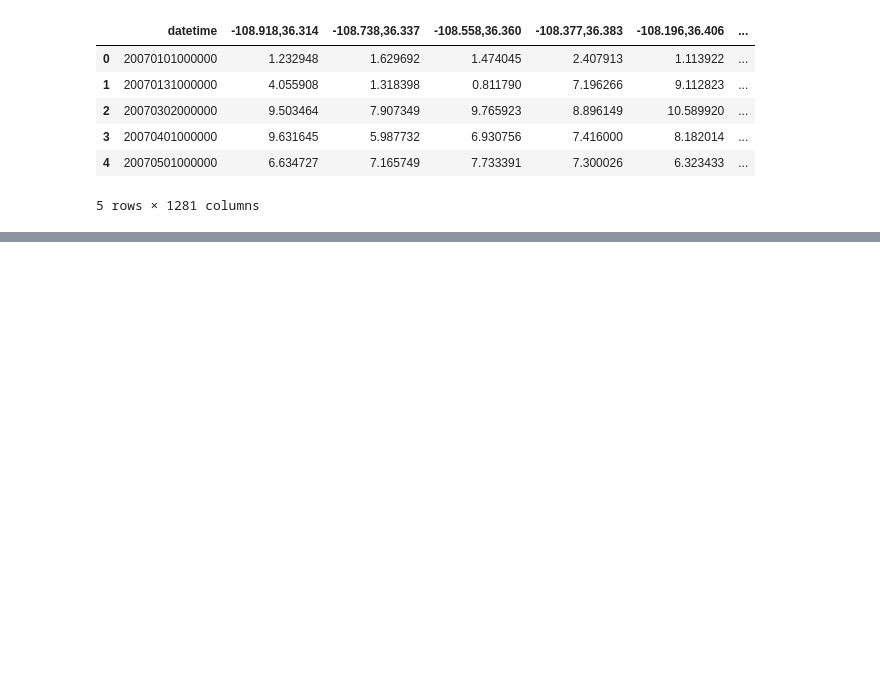
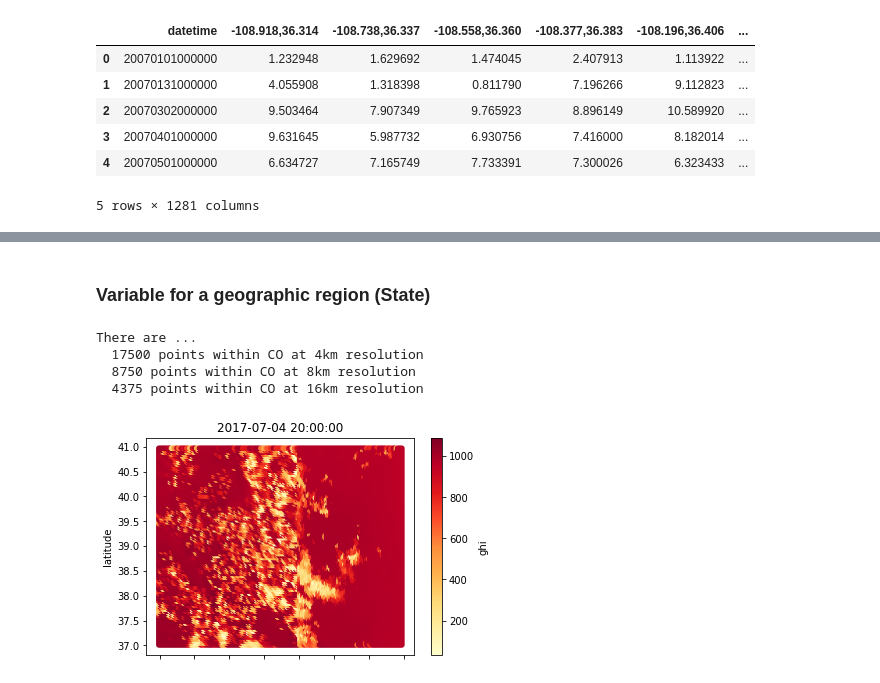
Before and after one commit to NREL/hsds-examples, a Jupyter notebook: notebooks/04_data_export.ipynb, the cells around one changed output, grey strips where cells are left out. Cells and saved outputs as stored; diff of their text form; code cells hidden in the pictures; blank space fills up the shorter version.

Commit message:
WTK-NSRDB comparison takeaways updated for new location functions updated data export updated

```diff
--- a/notebooks/04_data_export.ipynb
+++ b/notebooks/04_data_export.ipynb
@@ -165,0 +175,3 @@ df.to_csv("colorado.csv")
+# %%
+nsrdb = h5pyd.File("/nrel/nsrdb/nsrdb_2017.h5", 'r')
+list(nsrdb)
@@ -165,0 +231,34 @@ df.to_csv("colorado.csv")
+# %% [markdown]
+### Variable for a geographic region (State)
+# %%
+def metaForState(nsrdb, state):
+    meta = pd.DataFrame(nsrdb['meta'][...])
+    state = meta.loc[meta['state'] == str.encode(state)] # Note .h5 saves strings as bit-strings
+    return state
+
+# Extract all of Colorado
+CO_sites = metaForState(nsrdb, 'Colorado')
+# %%
+print( "There are ...")
+print( "  {} points within CO at 4km resolution".format(len(CO_sites)))
+print( "  {} points within CO at 8km resolution".format(len(CO_sites[::2])))
+print( "  {} points within CO at 16km resolution".format(len(CO_sites[::4])))
+# %% [output]
+There are ...
+  17500 points within CO at 4km resolution
+  8750 points within CO at 8km resolution
+  4375 points within CO at 16km resolution
+# %%
+# Map GHI for July 4th
+time_index = pd.to_datetime(nsrdb['time_index'][...].astype(str))
+timestep = np.where(time_index == '2017-07-04 20:00:00')[0][0]
+ghi = nsrdb['ghi'][timestep][CO_sites.index] / nsrdb['ghi'].attrs['psm_scale_factor']
+df = CO_sites[['longitude', 'latitude']].copy()
+df['ghi'] = ghi
+
+df.plot.scatter(x='longitude', y='latitude', c='ghi',
+                colormap='YlOrRd',
+                title=str(time_index[timestep]))
+plt.show()
+# %% [output]
+[figure, added]
```
Also changed, not shown: parts of 22 cells of this notebook, 4 other files.
